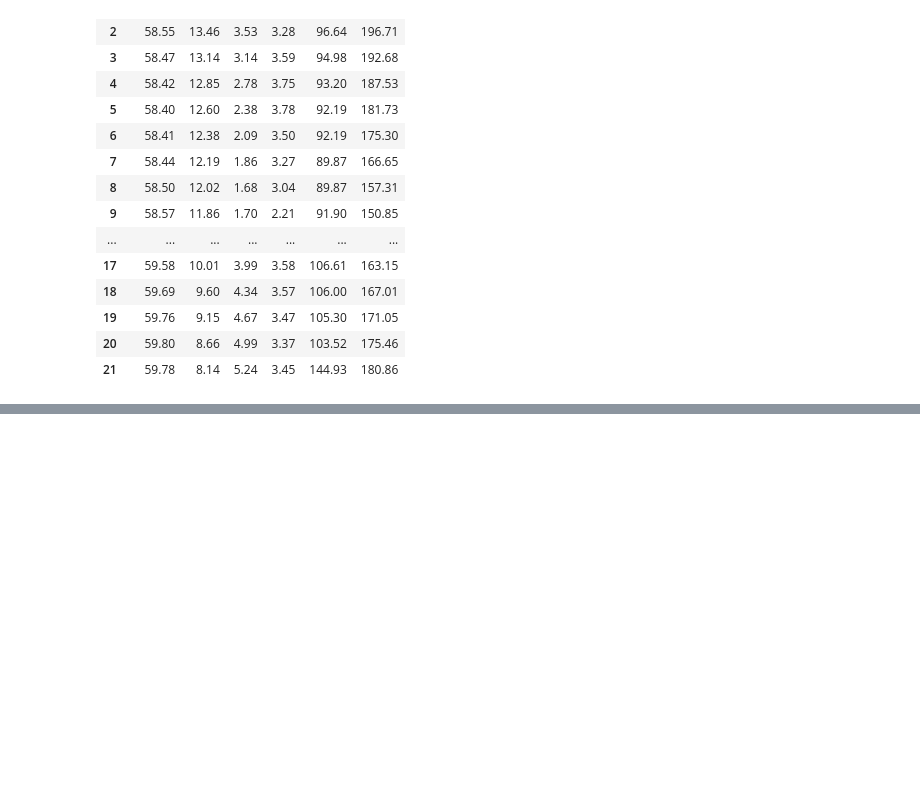
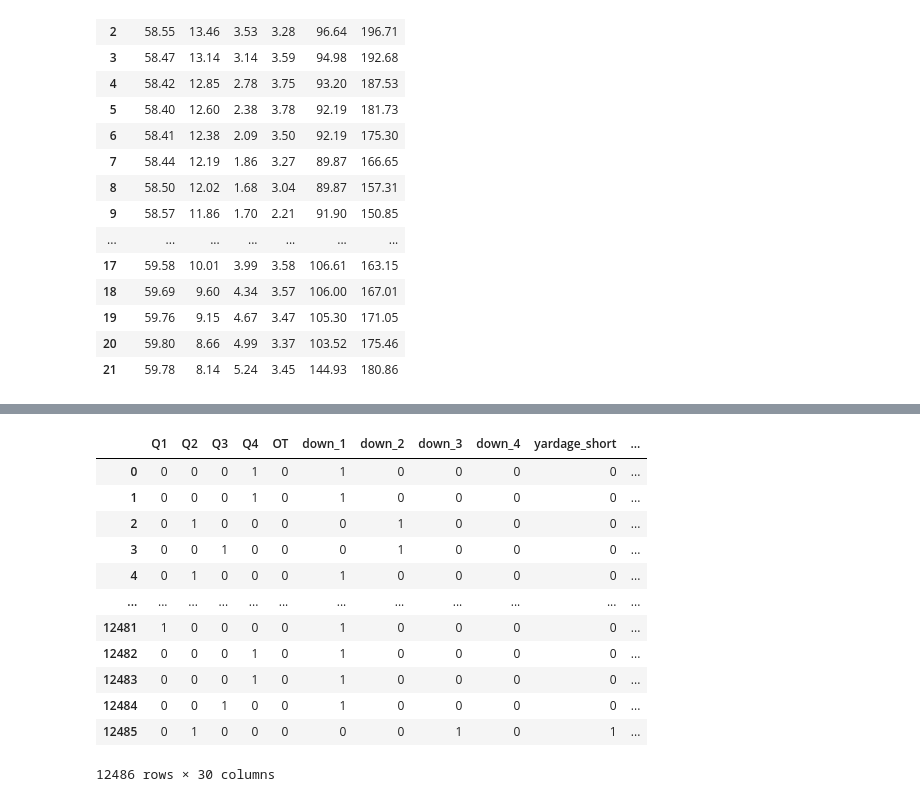
Before and after one commit to tchang1997/tackle_yards_prevented, a Jupyter notebook: notebooks/encoding_player_play_info.ipynb, the cells around one changed output, grey strips where cells are left out. Cells and saved outputs as stored; diff of their text form; code cells hidden in the pictures; blank space fills up the shorter version.

Commit message:
play features encoded

```diff
--- a/notebooks/encoding_player_play_info.ipynb
+++ b/notebooks/encoding_player_play_info.ipynb
@@ -64,0 +77,7 @@ Name: (2022090800, 646), dtype: object
+# %%
+import pandas as pd
+import numpy as np
+
+plays = pd.read_csv("../data/nfl-big-data-bowl-2024/plays.csv")
+games = pd.read_csv("../data/nfl-big-data-bowl-2024/games.csv")
+len(plays)
@@ -64,0 +86,3 @@ Name: (2022090800, 646), dtype: object
+# %%
+plays_aug = pd.merge(plays, games, how="left", on="gameId")
+plays_aug
@@ -64,0 +103,38 @@ Name: (2022090800, 646), dtype: object
+# %%
+quarter = pd.get_dummies(plays_aug["quarter"], prefix="Q", prefix_sep="").rename(columns={"Q5": "OT"}).astype(int)
+
+down = pd.get_dummies(plays_aug["down"], prefix="down").astype(int)
+
+YARDAGE_BINS =  [0, 3, 7, 10, 100]
+YARDAGE_CATEGORIES = ["short", "medium", "long", "very_long"]
+yardage = pd.get_dummies(pd.cut(plays_aug["yardsToGo"], bins=YARDAGE_BINS, right=True, include_lowest=True, labels=YARDAGE_CATEGORIES), prefix="yardage").astype(int)
+
+time = plays_aug["gameClock"].str.split(":", expand=True)
+time_remaining = pd.Series(time.loc[:, 0].astype(int) + time.loc[:, 1].astype(int) / 60., name="time")
+
+
+home_team_has_the_ball = (plays_aug["possessionTeam"] == plays_aug["homeTeamAbbr"])
+possession_team_score =  plays_aug["preSnapHomeScore"].where(home_team_has_the_ball, plays_aug["preSnapVisitorScore"])
+defensive_team_score =  plays_aug["preSnapVisitorScore"].where(home_team_has_the_ball, plays_aug["preSnapHomeScore"])
+possession_team_deficit = possession_team_score - defensive_team_score
+
+formation = pd.get_dummies(plays_aug["offenseFormation"], prefix="formation").astype(int)
+
+DEFENDERS_IN_BOX_BINS = [0, 4, 5, 6, 7, 8, 12]
+defenders_in_box = pd.get_dummies(pd.cut(np.nan_to_num(plays_aug["defendersInTheBox"], nan=-1), bins=DEFENDERS_IN_BOX_BINS, right=True), prefix="n_def_in_box").astype(int)
+
+pd.concat([quarter, down, yardage, time_remaining, possession_team_score, defensive_team_score, possession_team_deficit, formation, defenders_in_box], axis=1)
+# %% [output]
+|  | Q1 | Q2 | Q3 | Q4 | OT | down_1 | down_2 | down_3 | down_4 | yardage_short | ... |
+| 0 | 0 | 0 | 0 | 1 | 0 | 1 | 0 | 0 | 0 | 0 | ... |
+| 1 | 0 | 0 | 0 | 1 | 0 | 1 | 0 | 0 | 0 | 0 | ... |
+| 2 | 0 | 1 | 0 | 0 | 0 | 0 | 1 | 0 | 0 | 0 | ... |
+| 3 | 0 | 0 | 1 | 0 | 0 | 0 | 1 | 0 | 0 | 0 | ... |
+| 4 | 0 | 1 | 0 | 0 | 0 | 1 | 0 | 0 | 0 | 0 | ... |
+| ... | ... | ... | ... | ... | ... | ... | ... | ... | ... | ... | ... |
+| 12481 | 1 | 0 | 0 | 0 | 0 | 1 | 0 | 0 | 0 | 0 | ... |
+| 12482 | 0 | 0 | 0 | 1 | 0 | 1 | 0 | 0 | 0 | 0 | ... |
+| 12483 | 0 | 0 | 0 | 1 | 0 | 1 | 0 | 0 | 0 | 0 | ... |
+| 12484 | 0 | 0 | 1 | 0 | 0 | 1 | 0 | 0 | 0 | 0 | ... |
+| 12485 | 0 | 1 | 0 | 0 | 0 | 0 | 0 | 1 | 0 | 1 | ... |
+12486 rows × 30 columns
```
Also changed, not shown: parts of 10 cells of this notebook, 2 other files.
